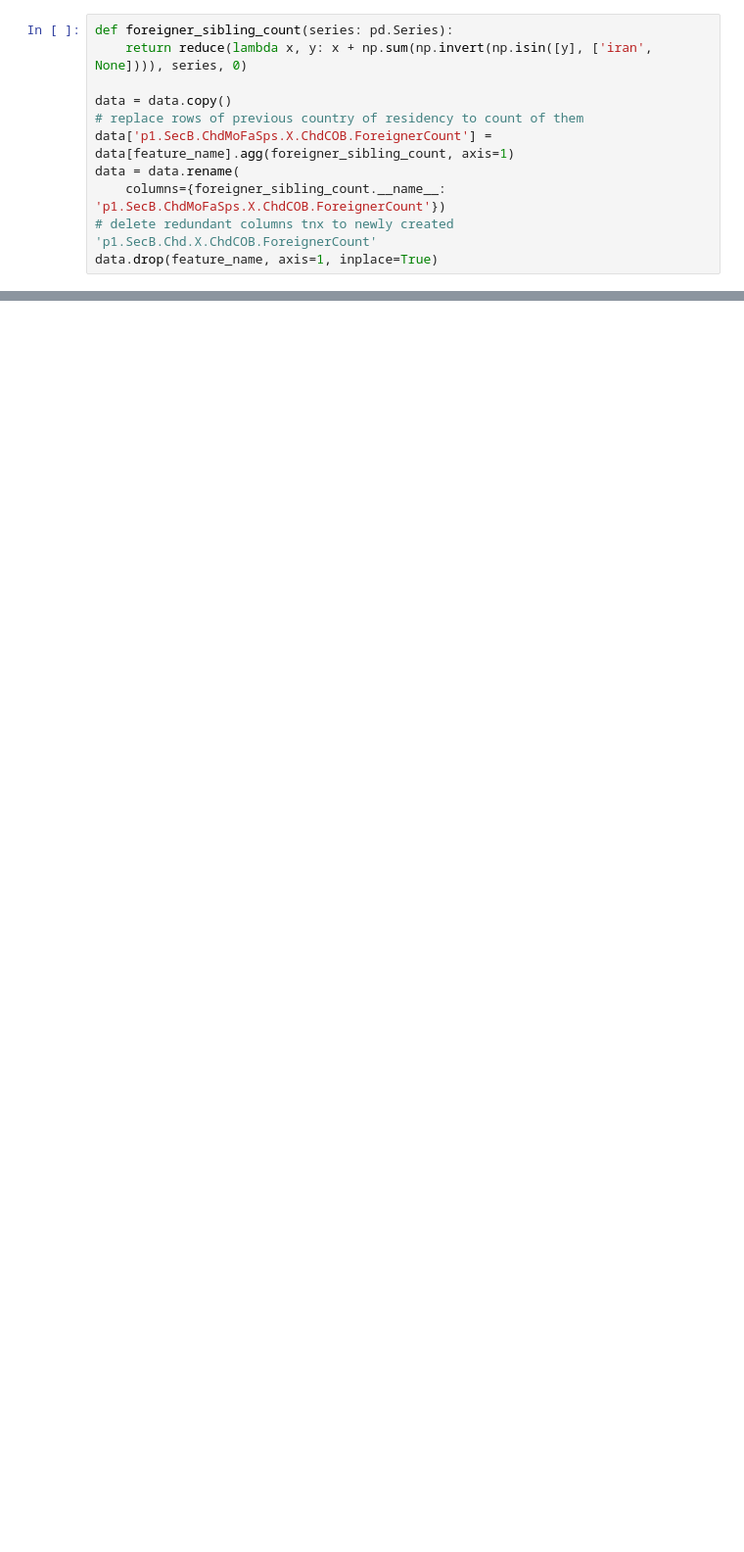
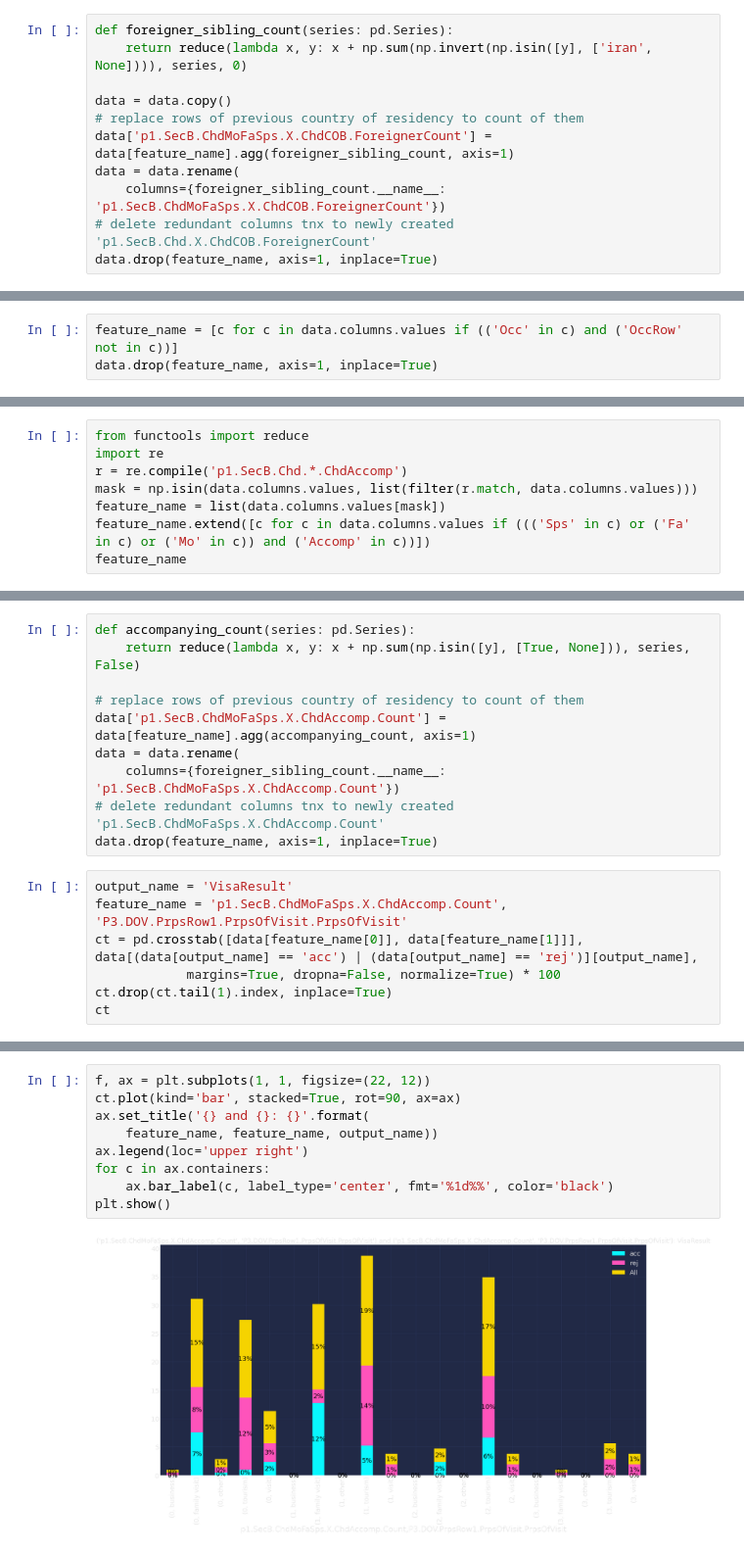
Before and after one commit to Nikronic/visaland-visa-form-utility, a Jupyter notebook: notebooks/data_exploration_dev.ipynb, the cells around one changed output, grey strips where cells are left out. Shown at 98% size. Saved outputs shown, nothing was run; the diff lists cells and outputs as text; blank space fills up the shorter version.

Commit message:
EDA till [SpsAccomp, MoAccomp, FaAccomp, SecB.Chd.X.ChdAccomp]

```diff
--- a/notebooks/data_exploration_dev.ipynb
+++ b/notebooks/data_exploration_dev.ipynb
@@ -2786,0 +2954,3 @@ data[data['p1.SecB.ChdMoFaSps.X.ChdCOB.ForeignerCount'] > 0]
+# %%
+feature_name = [c for c in data.columns.values if (('Occ' in c) and ('OccRow' not in c))]
+data.drop(feature_name, axis=1, inplace=True)
@@ -2786,0 +2961,8 @@ data[data['p1.SecB.ChdMoFaSps.X.ChdCOB.ForeignerCount'] > 0]
+# %%
+from functools import reduce
+import re
+r = re.compile('p1.SecB.Chd.*.ChdAccomp')
+mask = np.isin(data.columns.values, list(filter(r.match, data.columns.values)))
+feature_name = list(data.columns.values[mask])
+feature_name.extend([c for c in data.columns.values if ((('Sps' in c) or ('Fa' in c) or ('Mo' in c)) and ('Accomp' in c))])
+feature_name
@@ -2786,0 +2977,17 @@ data[data['p1.SecB.ChdMoFaSps.X.ChdCOB.ForeignerCount'] > 0]
+# %%
+def accompanying_count(series: pd.Series):
+    return reduce(lambda x, y: x + np.sum(np.isin([y], [True, None])), series, False)
+
+# replace rows of previous country of residency to count of them
+data['p1.SecB.ChdMoFaSps.X.ChdAccomp.Count'] = data[feature_name].agg(accompanying_count, axis=1)
+data = data.rename(
+    columns={foreigner_sibling_count.__name__: 'p1.SecB.ChdMoFaSps.X.ChdAccomp.Count'})
+# delete redundant columns tnx to newly created 'p1.SecB.ChdMoFaSps.X.ChdAccomp.Count'
+data.drop(feature_name, axis=1, inplace=True)
+# %%
+output_name = 'VisaResult'
+feature_name = 'p1.SecB.ChdMoFaSps.X.ChdAccomp.Count', 'P3.DOV.PrpsRow1.PrpsOfVisit.PrpsOfVisit'
+ct = pd.crosstab([data[feature_name[0]], data[feature_name[1]]], data[(data[output_name] == 'acc') | (data[output_name] == 'rej')][output_name],
+            margins=True, dropna=False, normalize=True) * 100
+ct.drop(ct.tail(1).index, inplace=True)
+ct
@@ -2786,0 +3013,11 @@ data[data['p1.SecB.ChdMoFaSps.X.ChdCOB.ForeignerCount'] > 0]
+# %%
+f, ax = plt.subplots(1, 1, figsize=(22, 12))
+ct.plot(kind='bar', stacked=True, rot=90, ax=ax)
+ax.set_title('{} and {}: {}'.format(
+    feature_name, feature_name, output_name))
+ax.legend(loc='upper right')
+for c in ax.containers:
+    ax.bar_label(c, label_type='center', fmt='%1d%%', color='black')
+plt.show()
+# %% [output]
+[figure, added]
```
Also changed, not shown: parts of 26 cells of this notebook.
